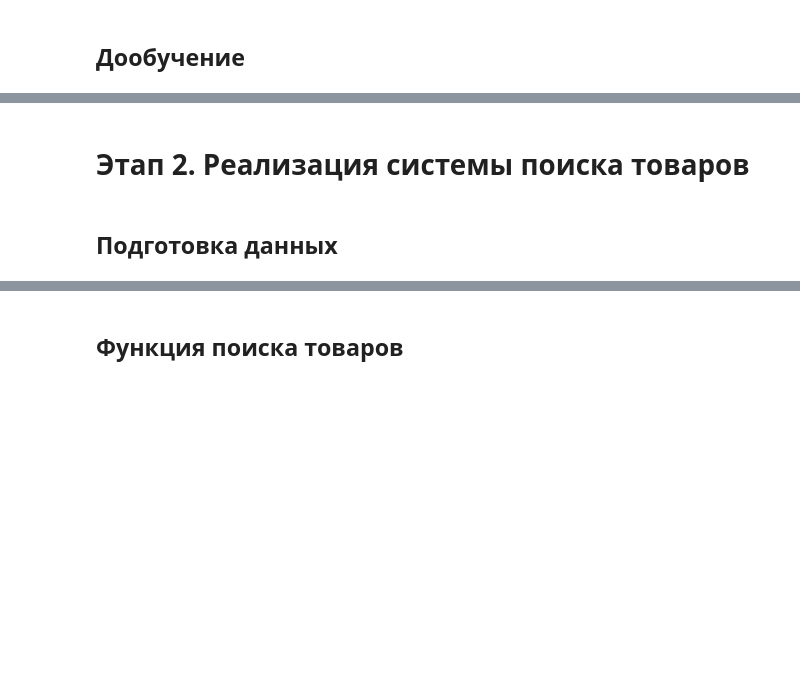
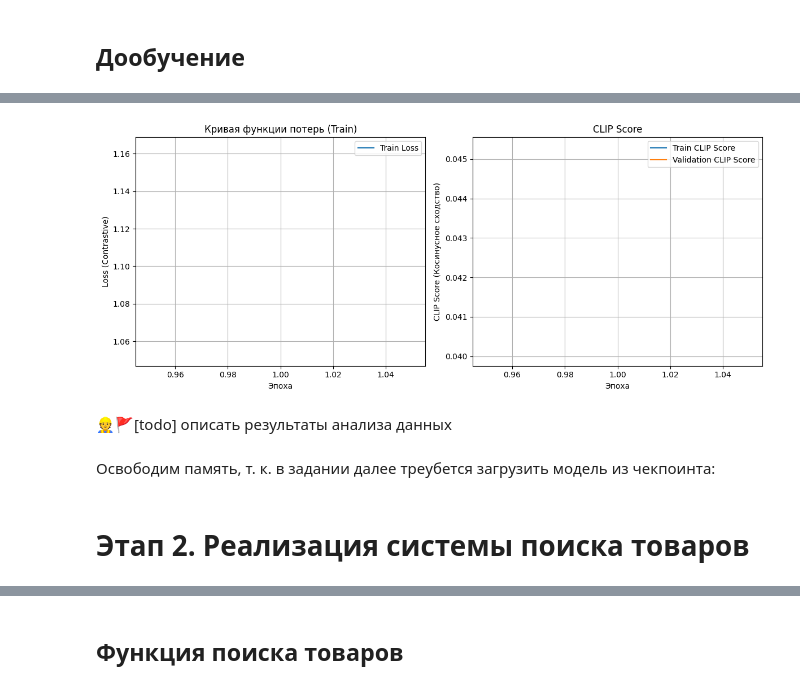
Before and after one commit to evgeny-ydsc/DLE-NLP, a Jupyter notebook: 3.4 CLIP SFT/Product-search-by-CLIP-SFT.ipynb, the cells around one changed output, grey strips where cells are left out. Saved outputs shown, nothing was run; the diff lists cells and outputs as text; code cells hidden in the pictures; blank space fills up the shorter version.

```diff
--- a/3.4 CLIP SFT/Product-search-by-CLIP-SFT.ipynb
+++ b/3.4 CLIP SFT/Product-search-by-CLIP-SFT.ipynb
@@ -40,10 +40,9 @@ RANDOM_STATE = 42
 DATA_CSV_PATH = "archive/data.csv"
 IMAGES_PATH = "archive/data/"
 
-#MODEL_NAME = "openai/clip-vit-base-patch32"
-MODEL_NAME = "openai/clip-vit-base-patch32" if not JUST_DEBUG_ON_CPU else "openai/clip-vit-base-patch16"
+MODEL_NAME = "openai/clip-vit-base-patch32"
 
-BATCH_SIZE = 32 if not JUST_DEBUG_ON_CPU else 3
+BATCH_SIZE = 32
 NUM_EPOCHS = 4 if not JUST_DEBUG_ON_CPU else 1
 CHECKPOINT_DIR = "clip_checkpoints"
 # %% [markdown]
@@ -350,6 +352,7 @@ class CLIPDataset(Dataset):
         row = self.df.iloc[idx]
         image_path = os.path.join(self.base_path, row['image'])
         description = row['description']
+        if
 
         try:
             image = Image.open(image_path).convert("RGB")
@@ -398,15 +401,13 @@ train_loader = DataLoader(
     train_dataset,
     batch_size=BATCH_SIZE,
     shuffle=True,
-    collate_fn=collate_fn,
-    num_workers=2
+    collate_fn=collate_fn
 )
 val_loader = DataLoader(
     val_dataset,
     batch_size=BATCH_SIZE,
     shuffle=False,
-    collate_fn=collate_fn,
-    num_workers=2
+    collate_fn=collate_fn
 )
 
 optimizer = torch.optim.AdamW(model.parameters(), lr=5e-5)
@@ -446,0 +570,28 @@ with torch.no_grad():
+# %%
+plt.figure(figsize=(12, 5))
+
+plt.subplot(1, 2, 1)
+plt.plot(range(1, NUM_EPOCHS + 1), train_losses, label='Train Loss')
+plt.title('Кривая функции потерь (Train)')
+plt.xlabel('Эпоха')
+plt.ylabel('Loss (Contrastive)')
+plt.grid(True)
+plt.legend()
+
+plt.subplot(1, 2, 2)
+plt.plot(range(1, NUM_EPOCHS + 1), train_scores, label='Train CLIP Score')
+plt.plot(range(1, NUM_EPOCHS + 1), val_scores, label='Validation CLIP Score')
+plt.title('CLIP Score')
+plt.xlabel('Эпоха')
+plt.ylabel('CLIP Score (Косинусное сходство)')
+plt.grid(True)
+plt.legend()
+
+plt.tight_layout()
+plt.show()
+# %% [output]
+[figure, added]
+# %% [markdown]
+👷🚩[todo] описать результаты анализа данных
+# %% [markdown]
+Освободим память, т. к. в задании далее треубется загрузить модель из чекпоинта:
@@ -447,4 +608,2 @@ with torch.no_grad():
 # %% [markdown]
 # Этап 2. Реализация системы поиска товаров
-# %% [markdown]
-## Подготовка данных
```
Also changed, not shown: parts of 23 cells of this notebook.
